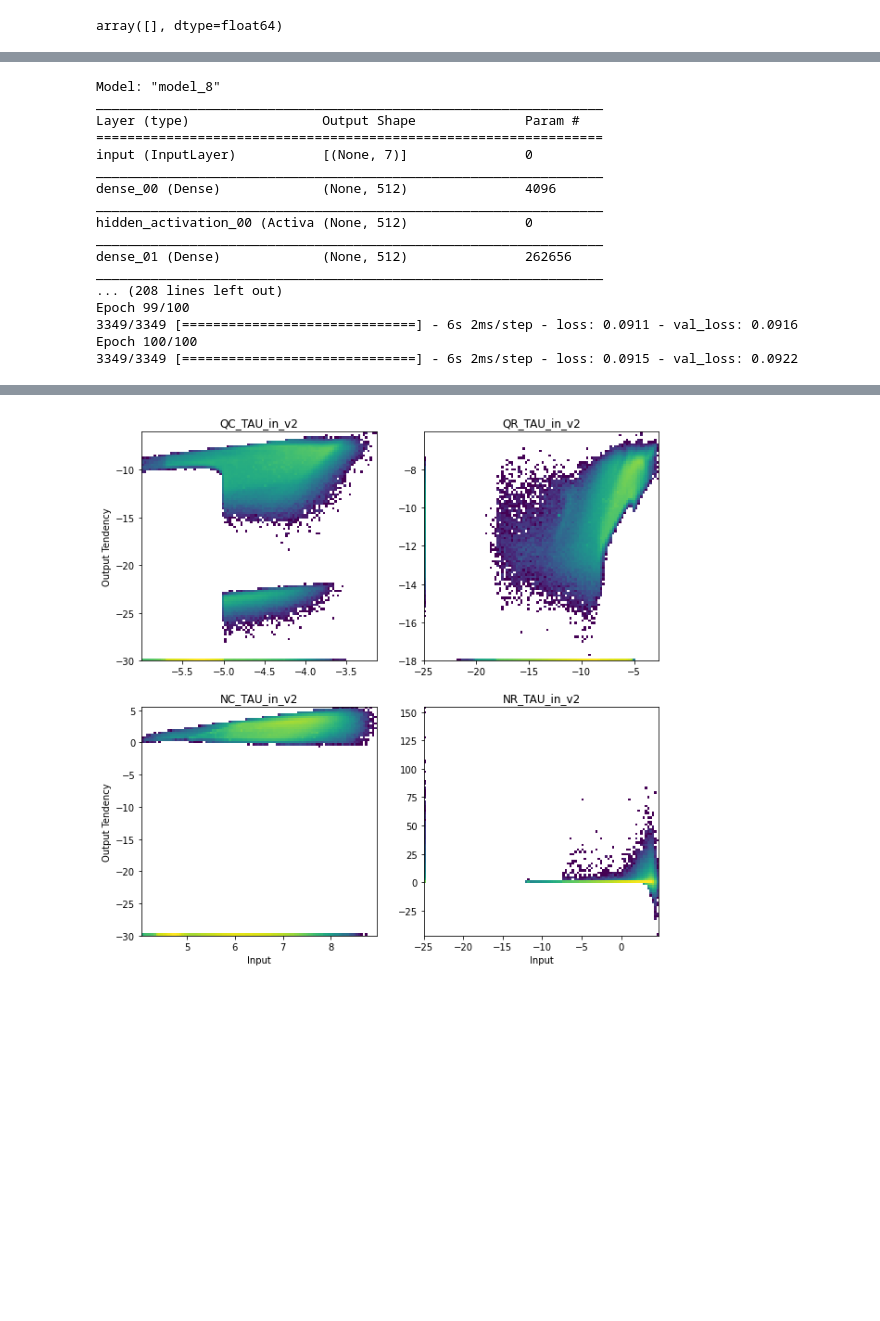
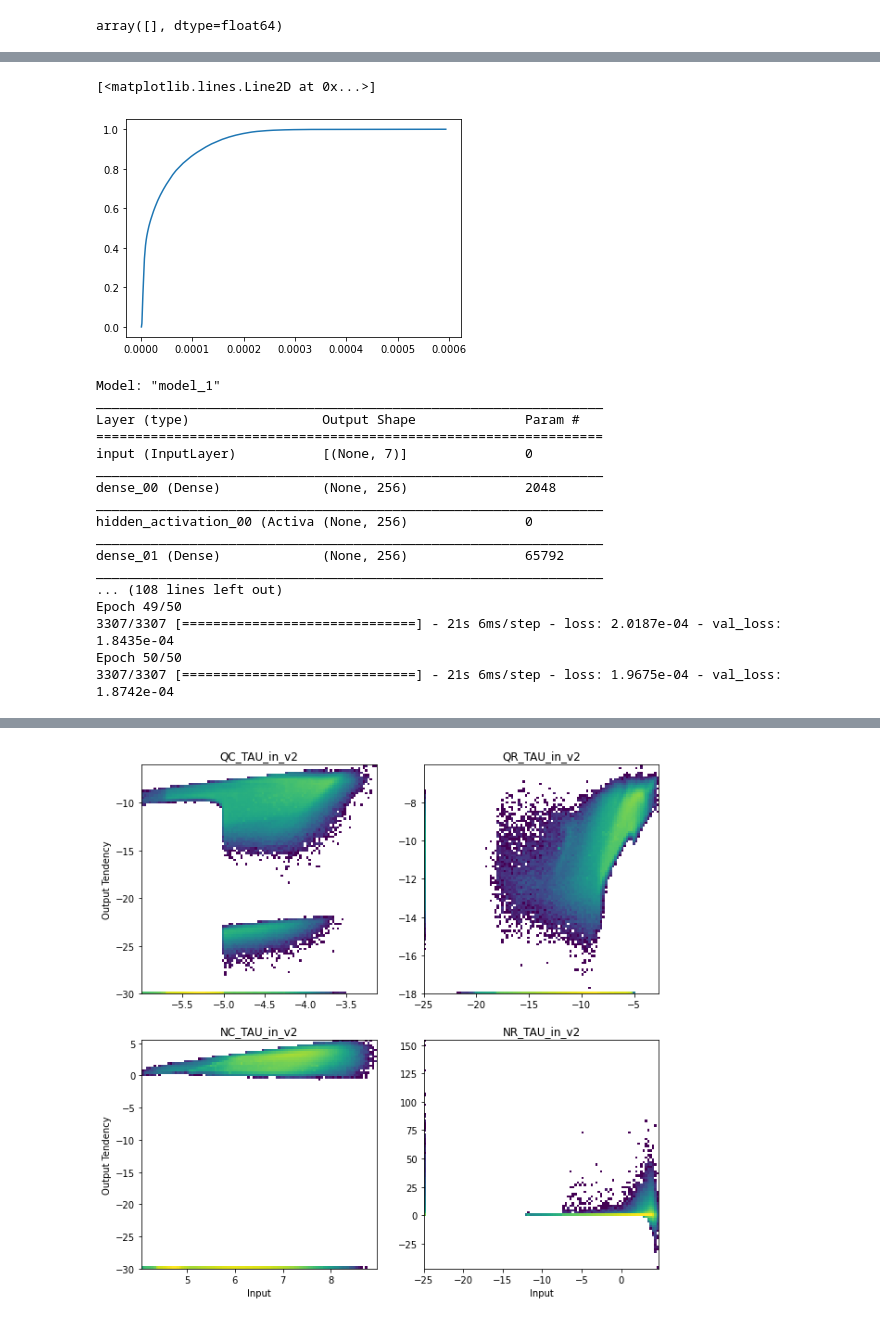
Before and after one commit to NCAR/mlmicrophysics, a Jupyter notebook: notebooks/physics_based_mp_nn.ipynb, the cells around one changed output, grey strips where cells are left out. Saved outputs shown, nothing was run; the diff lists cells and outputs as text; code cells hidden in the pictures; blank space fills up the shorter version.

```diff
--- a/notebooks/physics_based_mp_nn.ipynb
+++ b/notebooks/physics_based_mp_nn.ipynb
@@ -143,25 +109,30 @@ val_y_s = out_scaler.transform(np.log10(val_y))
+# %%
+plt.plot(in_scaler.quantiles_[:, 0], in_scaler.references_)
+# %% [output]
+[<matplotlib.lines.Line2D at 0x...>]
+[figure, added]
 # %%
-dnn = DenseNeuralNetwork(hidden_layers=3, hidden_neurons=512, activation="gelu", l2_weight=0, verbose=1,
-                         batch_size=1024, epochs=100, lr=0.0001)
+dnn = DenseNeuralNetwork(hidden_layers=3, hidden_neurons=256, activation="gelu", l2_weight=0, verbose=1,
+                         batch_size=1024, epochs=50, lr=0.0001)
 losses = dnn.fit(train_x_s, train_y_s, xv=val_x_s, yv=val_y_s)
 # %% [output]
-Model: "model_8"
+Model: "model_1"
 _________________________________________________________________
 Layer (type)                 Output Shape              Param #
 =================================================================
 input (InputLayer)           [(None, 7)]               0
 _________________________________________________________________
-dense_00 (Dense)             (None, 512)               4096
+dense_00 (Dense)             (None, 256)               2048
 _________________________________________________________________
-hidden_activation_00 (Activa (None, 512)               0
+hidden_activation_00 (Activa (None, 256)               0
 _________________________________________________________________
-dense_01 (Dense)             (None, 512)               262656
+dense_01 (Dense)             (None, 256)               65792
 _________________________________________________________________
-... (208 lines left out)
-Epoch 99/100
-3349/3349 [==============================] - 6s 2ms/step - loss: 0.0911 - val_loss: 0.0916
-Epoch 100/100
-3349/3349 [==============================] - 6s 2ms/step - loss: 0.0915 - val_loss: 0.0922
+... (108 lines left out)
+Epoch 49/50
+3307/3307 [==============================] - 21s 6ms/step - loss: 2.0187e-04 - val_loss: 1.8435e-04
+Epoch 50/50
+3307/3307 [==============================] - 21s 6ms/step - loss: 1.9675e-04 - val_loss: 1.8742e-04
 # %%
 dnn_preds = dnn.model.predict(val_x_s, batch_size=36000)
 # %%
```
Also changed, not shown: parts of 12 cells of this notebook, 1 other file.
